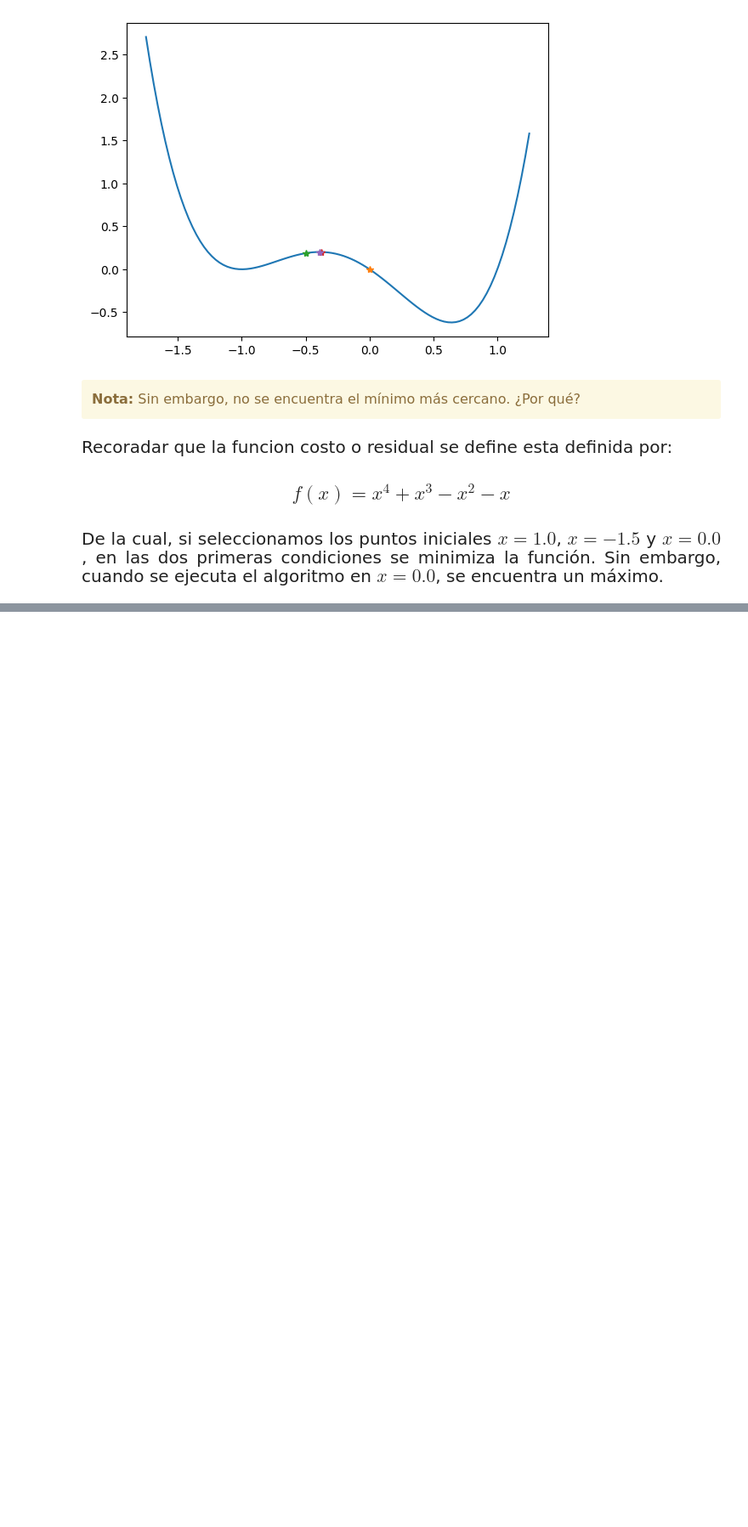
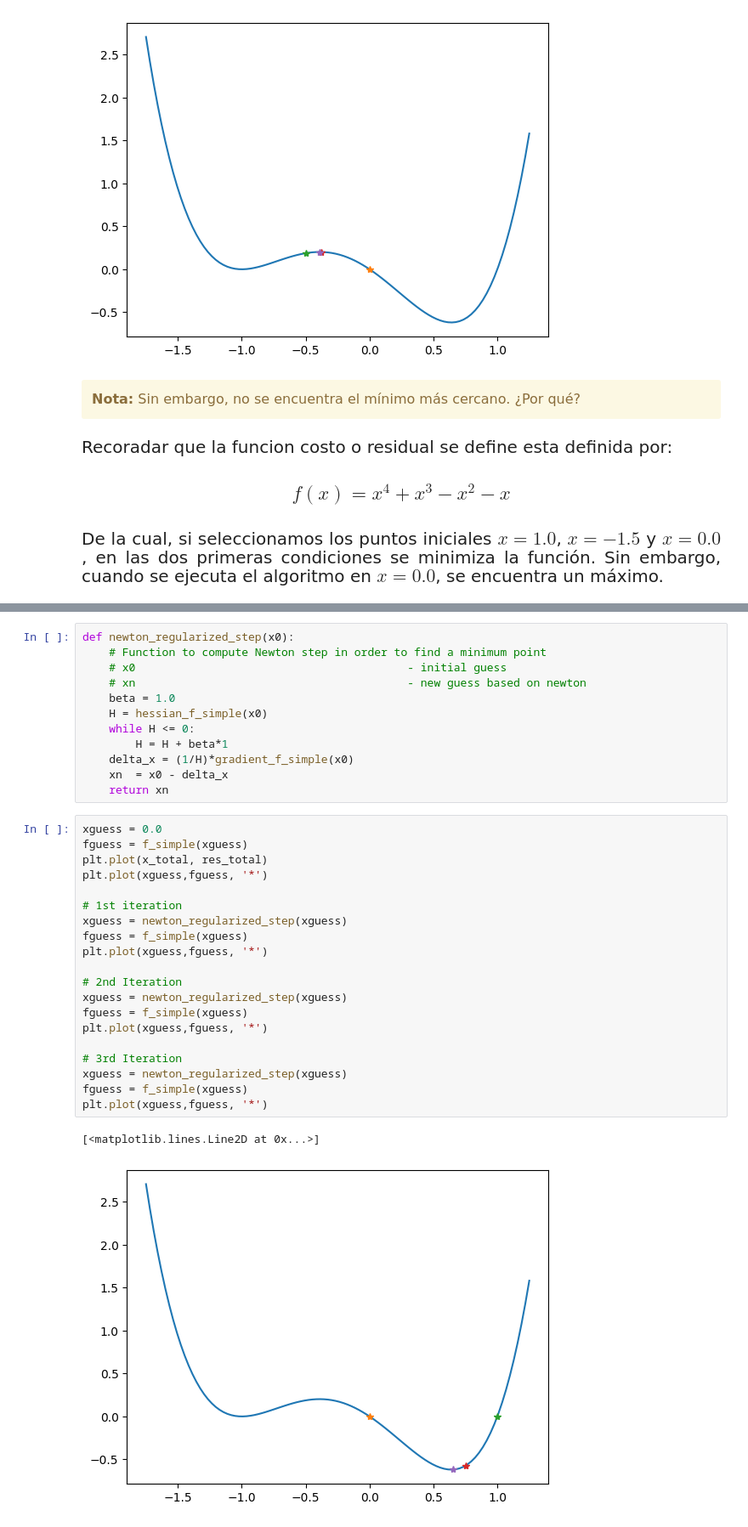
Before and after one commit to lfrecalde1/Optimization_Course, a Jupyter notebook: Optimization/Optimization.ipynb, the cells around one changed output, grey strips where cells are left out. Shown: that part at 85% size. Cells and saved outputs as stored; diff of their text form; blank space fills up the shorter version.

```diff
--- a/Optimization/Optimization.ipynb
+++ b/Optimization/Optimization.ipynb
@@ -806,0 +915,35 @@ plt.plot(xguess,fguess, '*')
+# %%
+def newton_regularized_step(x0):
+    # Function to compute Newton step in order to find a minimum point
+    # x0                                         - initial guess
+    # xn                                         - new guess based on newton
+    beta = 1.0
+    H = hessian_f_simple(x0)
+    while H <= 0:
+        H = H + beta*1
+    delta_x = (1/H)*gradient_f_simple(x0)
+    xn  = x0 - delta_x
+    return xn
+# %%
+xguess = 0.0
+fguess = f_simple(xguess)
+plt.plot(x_total, res_total)
+plt.plot(xguess,fguess, '*')
+
+# 1st iteration
+xguess = newton_regularized_step(xguess)
+fguess = f_simple(xguess)
+plt.plot(xguess,fguess, '*')
+
+# 2nd Iteration
+xguess = newton_regularized_step(xguess)
+fguess = f_simple(xguess)
+plt.plot(xguess,fguess, '*')
+
+# 3rd Iteration
+xguess = newton_regularized_step(xguess)
+fguess = f_simple(xguess)
+plt.plot(xguess,fguess, '*')
+# %% [output]
+[<matplotlib.lines.Line2D at 0x...>]
+[figure, added]
```
Also changed, not shown: parts of 40 cells of this notebook.
